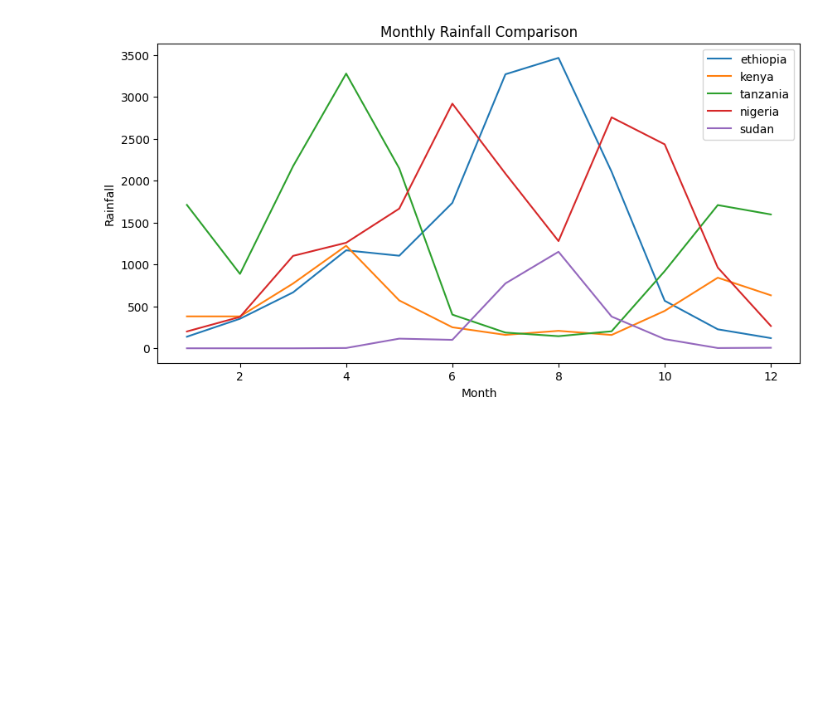
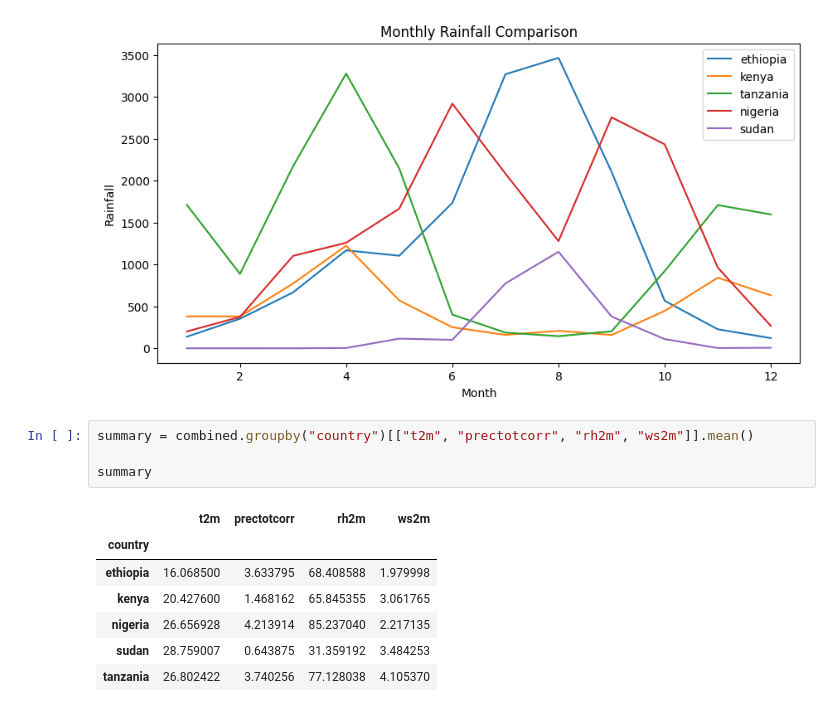
Before and after one commit to Dagi0808/climate-challenge-week0, a Jupyter notebook: notebooks/comparison.ipynb, the cells around one changed output. Drawn from its saved outputs; the diff is of its cells as text; blank space fills up the shorter version.

```diff
--- a/notebooks/comparison.ipynb
+++ b/notebooks/comparison.ipynb
@@ -67,3 +68,15 @@ plt.legend()
 plt.show()
 # %% [output]
 [figure]
+# %%
+summary = combined.groupby("country")[["t2m", "prectotcorr", "rh2m", "ws2m"]].mean()
+
+summary
+# %% [output]
+|  | t2m | prectotcorr | rh2m | ws2m |
+| country |  |  |  |  |
+| ethiopia | 16.068500 | 3.633795 | 68.408588 | 1.979998 |
+| kenya | 20.427600 | 1.468162 | 65.845355 | 3.061765 |
+| nigeria | 26.656928 | 4.213914 | 85.237040 | 2.217135 |
+| sudan | 28.759007 | 0.643875 | 31.359192 | 3.484253 |
+| tanzania | 26.802422 | 3.740256 | 77.128038 | 4.105370 |
```
Also changed, not shown: parts of 11 cells of this notebook, 1 other file.
